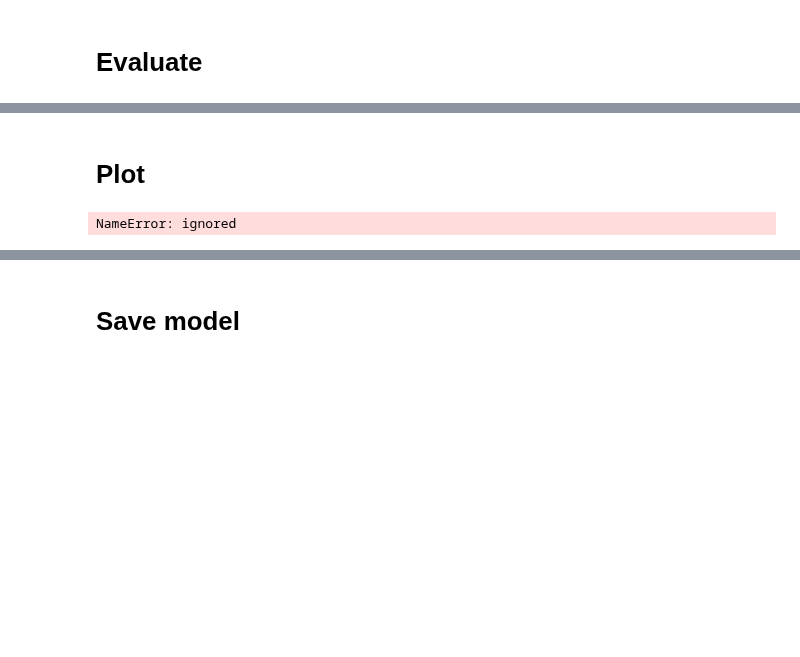
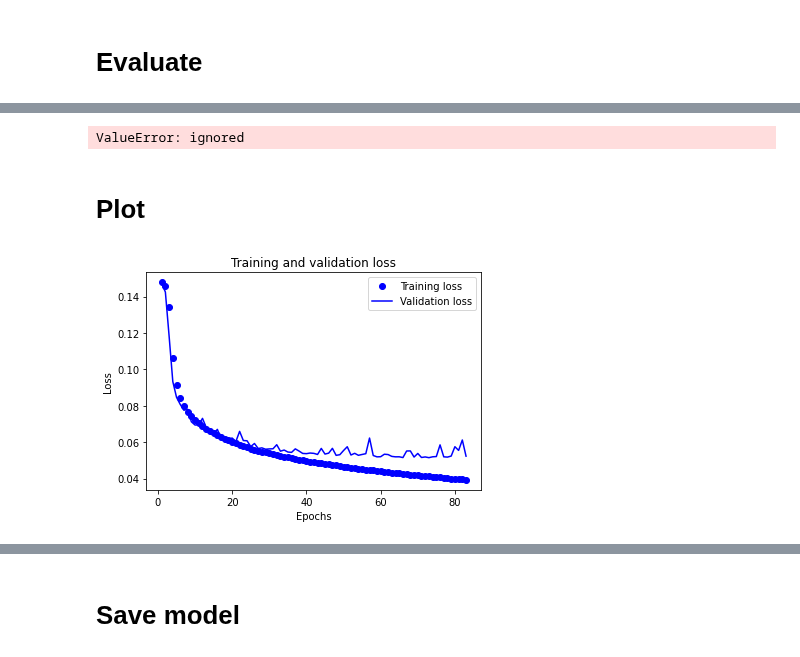
Before and after one commit to appeler/naampy, a Jupyter notebook: naampy/data/ml_model/02_training_model.ipynb, the cells around one changed output, grey strips where cells are left out. Cells and saved outputs as stored; diff of their text form; code cells hidden in the pictures; blank space fills up the shorter version.

```diff
--- a/naampy/data/ml_model/02_training_model.ipynb
+++ b/naampy/data/ml_model/02_training_model.ipynb
@@ -346,0 +262,3 @@ train_dataset
+# %%
+BATCH_SIZE = 64
+BUFFER_SIZE = 200000
@@ -405,10 +337,10 @@ embedding_layer = tf.keras.layers.Embedding(vocab_size+1,
 # %% [markdown]
 # Model
 # %%
-# sequence inputs
-seq_inputs = tf.keras.layers.Input(shape=(input_size,), name='seq_input', dtype='int64')  # shape=(?, 24)
+# Input
+inputs = tf.keras.layers.Input(shape=(input_size,), name='input', dtype='int64')  # shape=(?, 24)
 # Embedding
-x = embedding_layer(seq_inputs)
+x = embedding_layer(inputs)
 
 
 # Conv
@@ -424,20 +356,11 @@ x = tf.keras.layers.Flatten()(x) # (None, 8704)
 for dense_size in fully_connected_layers:
     x = tf.keras.layers.Dense(dense_size, activation='relu')(x) # dense_size == 1024
     x = tf.keras.layers.Dropout(dropout_p)(x)
-
-
-# prop inputs
-prop_inputs = tf.keras.layers.Input(shape=(1,), name='prop_input', dtype='float32')
-x_prop = tf.keras.layers.Dense(5, activation=tf.keras.activations.relu)(prop_inputs)
-
-# Concatenate
-concat = tf.keras.layers.Concatenate()([x, x_prop])
-
 # Output Layer
-predictions = tf.keras.layers.Dense(num_of_classes, activation='softmax')(concat)
+predictions = tf.keras.layers.Dense(1,activation="sigmoid")(x)
 # Build model
-model = tf.keras.models.Model(inputs=[seq_inputs,prop_inputs], outputs=predictions)
-model.compile(optimizer=optimizer, loss=loss, metrics=['accuracy']) # Adam, categorical_crossentropy
+model = tf.keras.models.Model(inputs=inputs, outputs=predictions)
+model.compile(optimizer='sgd', loss='mse', metrics=[tf.keras.metrics.RootMeanSquaredError()]) # Adam, categorical_crossentropy
 model.summary()
 # %% [output]
 128 7 3
@@ -529,26 +469,32 @@ Accuracy:  0.9865972995758057
+# %%
+from sklearn.calibration import calibration_curve
+prob_true, prob_pred = calibration_curve(y_true, y_pred, n_bins=3)
+# %% [output]
+ValueError: ignored
 # %% [markdown]
 # Plot
 # %%
 history_dict = history.history
 history_dict.keys()
 
-acc = history_dict['accuracy']
-val_acc = history_dict['val_accuracy']
+rmse = history_dict['root_mean_squared_error']
+val_rmse = history_dict['val_root_mean_squared_error']
+
 loss = history_dict['loss']
 val_loss = history_dict['val_loss']
 
-epochs = range(1, len(acc) + 1)
+epochs = range(1, len(rmse) + 1)
 
 # "bo" is for "blue dot"
 plt.plot(epochs, loss, 'bo', label='Training loss')
 # b is for "solid blue line"
 plt.plot(epochs, val_loss, 'b', label='Validation loss')
 plt.title('Training and validation loss')
 plt.xlabel('Epochs')
 plt.ylabel('Loss')
 plt.legend()
 
 plt.show()
 # %% [output]
-NameError: ignored
+[figure, added]
 # %%
```
Also changed, not shown: parts of 66 cells of this notebook.
